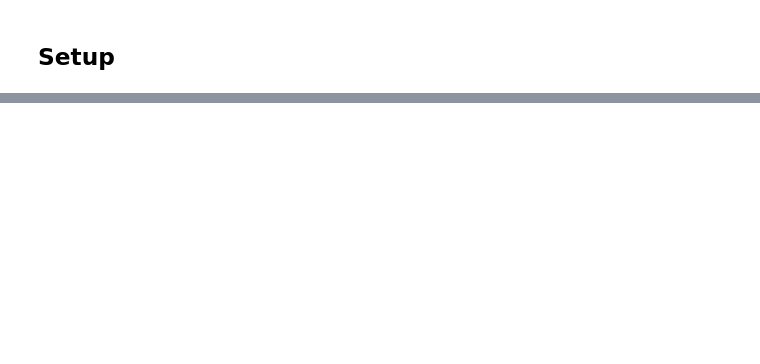
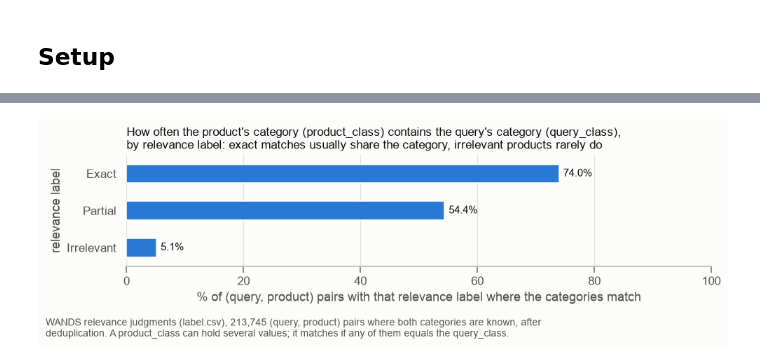
Before and after one commit to lubepe/ml_challenge, a Jupyter notebook: notebooks/01_eda.ipynb, the cells around one changed output, grey strips where cells are left out. Saved outputs shown, nothing was run; the diff lists cells and outputs as text; code cells hidden in the pictures; blank space fills up the shorter version.

```diff
--- a/notebooks/01_eda.ipynb
+++ b/notebooks/01_eda.ipynb
@@ -2017,0 +1653,21 @@ queries with a token missing from the catalog: 36
+# %%
+class_match_pairs = (
+    labels
+    .merge(queries[["query_id", "query_class"]], on="query_id")
+    .merge(products[["product_id", "product_class"]], on="product_id")
+    .dropna(subset=["query_class", "product_class"])
+)
+class_match_pairs["class_match"] = [
+    query_class in data.split_product_classes(product_class)
+    for query_class, product_class in zip(class_match_pairs["query_class"], class_match_pairs["product_class"])
+]
+
+class_match_by_label = (
+    class_match_pairs.groupby("label")["class_match"]
+    .agg(pairs="size", class_match_pct=lambda s: s.mean() * 100)
+    .loc[profiling.LABEL_NAMES]
+)
+display(plots.table(class_match_by_label, "Share of (query, product) pairs where product_class contains query_class, by label",
+                    note=f"{len(class_match_pairs):,} pairs where both query_class and product_class are not null."))
+exact_class_match_pairs = class_match_pairs[class_match_pairs["label"] == "Exact"]
+print(f"Exact pairs whose product_class does not contain query_class: {(~exact_class_match_pairs['class_match']).sum():,}")
@@ -2017,0 +1683,17 @@ queries with a token missing from the catalog: 36
+# %%
+fig, ax = plt.subplots(figsize=(9, 2.6))
+sns.barplot(x=class_match_by_label["class_match_pct"], y=profiling.LABEL_NAMES, color=plots.SERIES_1, saturation=1, width=0.5, ax=ax)
+ax.bar_label(ax.containers[0], fmt="%.1f%%", padding=4, color=plots.PRIMARY_INK)
+ax.set_xlim(0, 100)
+ax.grid(axis="y", visible=False)
+ax.set_title("How often the product's category (product_class) contains the query's category (query_class),\n"
+             "by relevance label: exact matches usually share the category, irrelevant products rarely do")
+ax.set_xlabel("% of (query, product) pairs with that relevance label where the categories match")
+ax.set_ylabel("relevance label")
+fig.tight_layout()
+plots.add_caption(fig, f"WANDS relevance judgments (label.csv), {len(class_match_pairs):,} (query, product) pairs where both "
+                       "categories are known, after deduplication. A product_class can hold several values; "
+                       "it matches if any of them equals the query_class.", width=110)
+plt.show()
+# %% [output]
+[figure, added]
```
Also changed, not shown: parts of 200 cells of this notebook, 12 other files.
